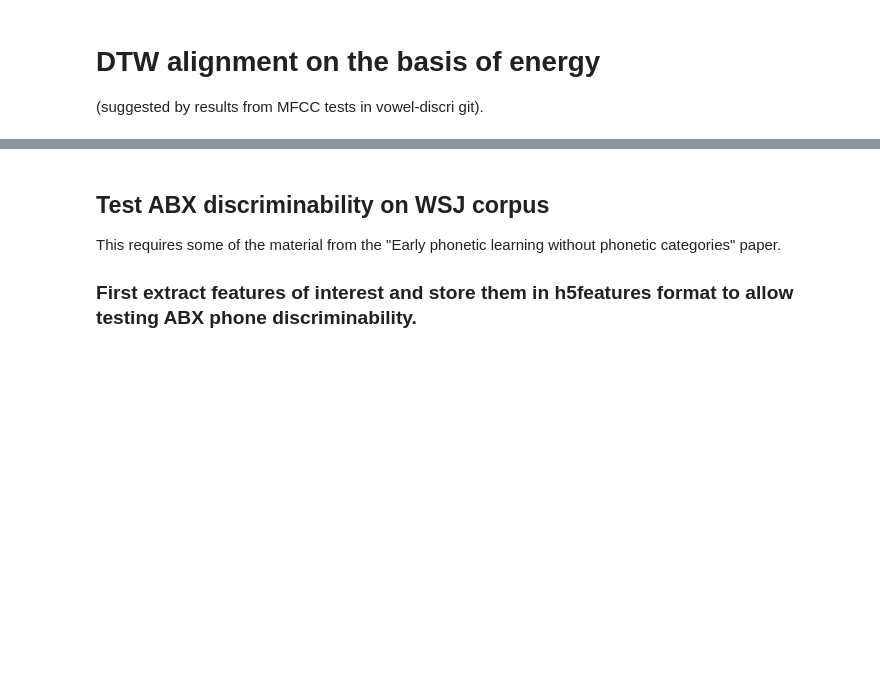
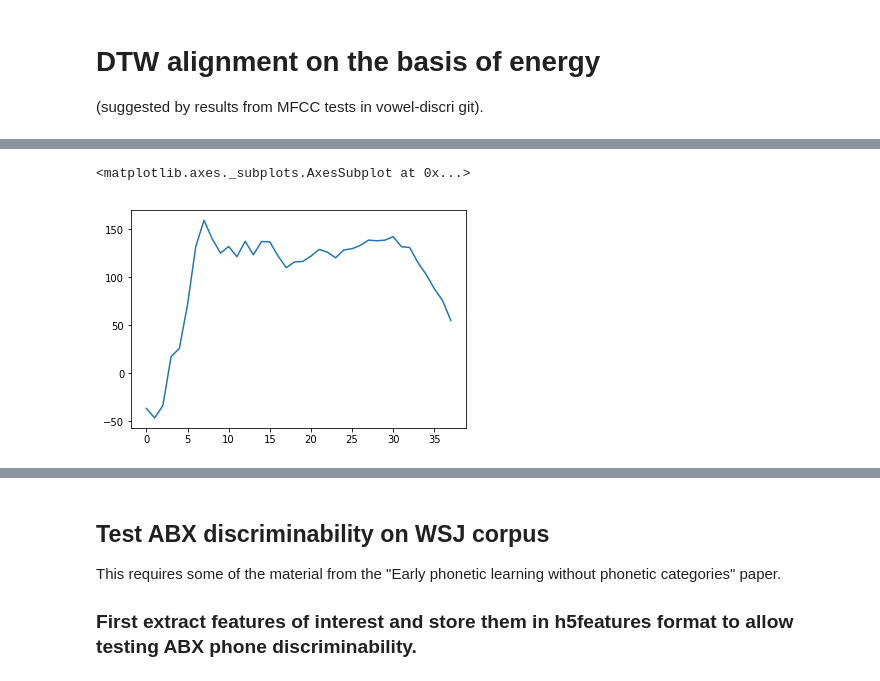
Before and after one commit to Thomas-Schatz/input_reps, a Jupyter notebook: input_reps/Better input features.ipynb, the cells around one changed output, grey strips where cells are left out. Cells and saved outputs as stored; diff of their text form; code cells hidden in the pictures; blank space fills up the shorter version.

```diff
--- a/input_reps/Better input features.ipynb
+++ b/input_reps/Better input features.ipynb
@@ -64,0 +84,5 @@ assert fs == 16000
+# %%
+sns.lineplot(data=coefs[2,:])  # mfcc 1
+# %% [output]
+<matplotlib.axes._subplots.AxesSubplot at 0x...>
+[figure, added]
```
Also changed, not shown: parts of 22 cells of this notebook, 10 other files.
